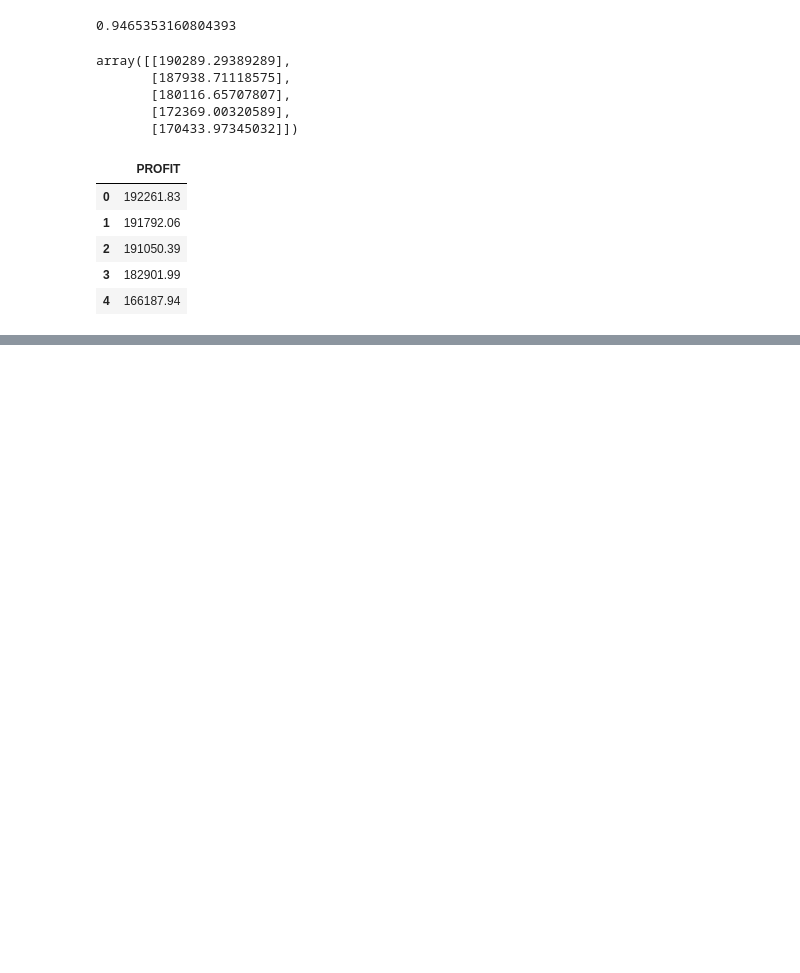
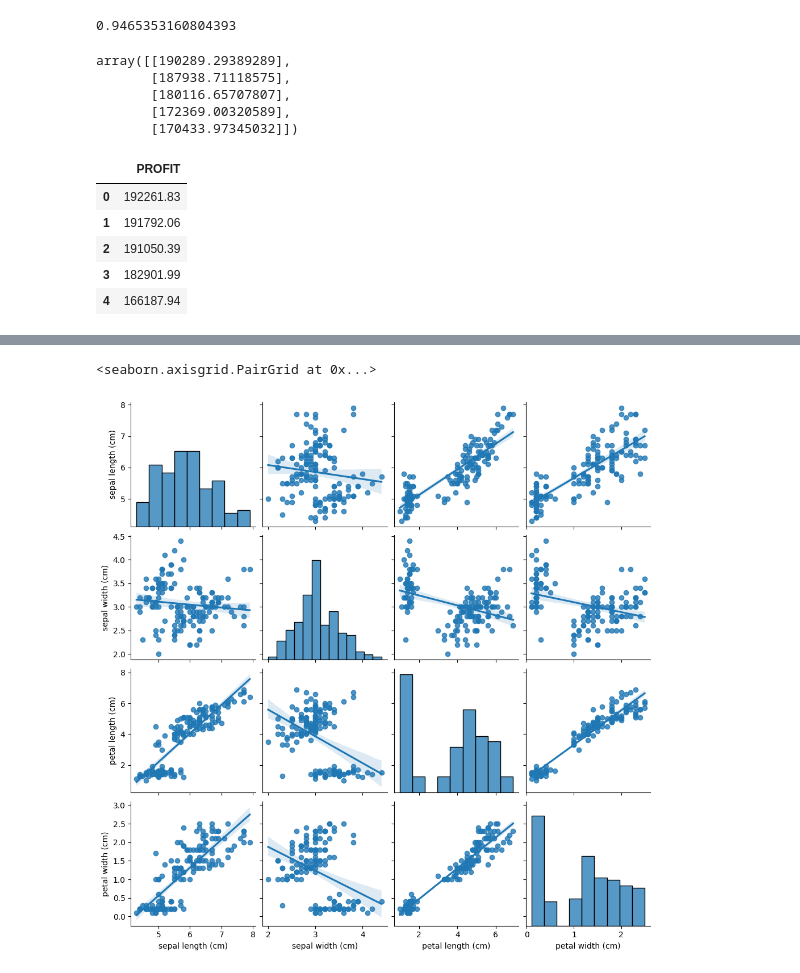
Before and after one commit to rb4050/Machine-learning-practicals, a Jupyter notebook: linear regression/linearreg.ipynb, the cells around one changed output, grey strips where cells are left out. Drawn from its saved outputs; the diff is of its cells as text; code cells hidden in the pictures; blank space fills up the shorter version.

```diff
--- a/linear regression/linearreg.ipynb
+++ b/linear regression/linearreg.ipynb
@@ -117,0 +120,5 @@ y.head()
+# %%
+from sklearn.datasets import load_iris
+iris = load_iris()
+# %%
+df= pd.DataFrame(iris.data,columns=iris.feature_names)
@@ -117,0 +136,5 @@ y.head()
+# %%
+sns.pairplot(df,kind='reg')
+# %% [output]
+<seaborn.axisgrid.PairGrid at 0x...>
+[figure, added]
```
Also changed, not shown: parts of 16 cells of this notebook, 1 other file.
